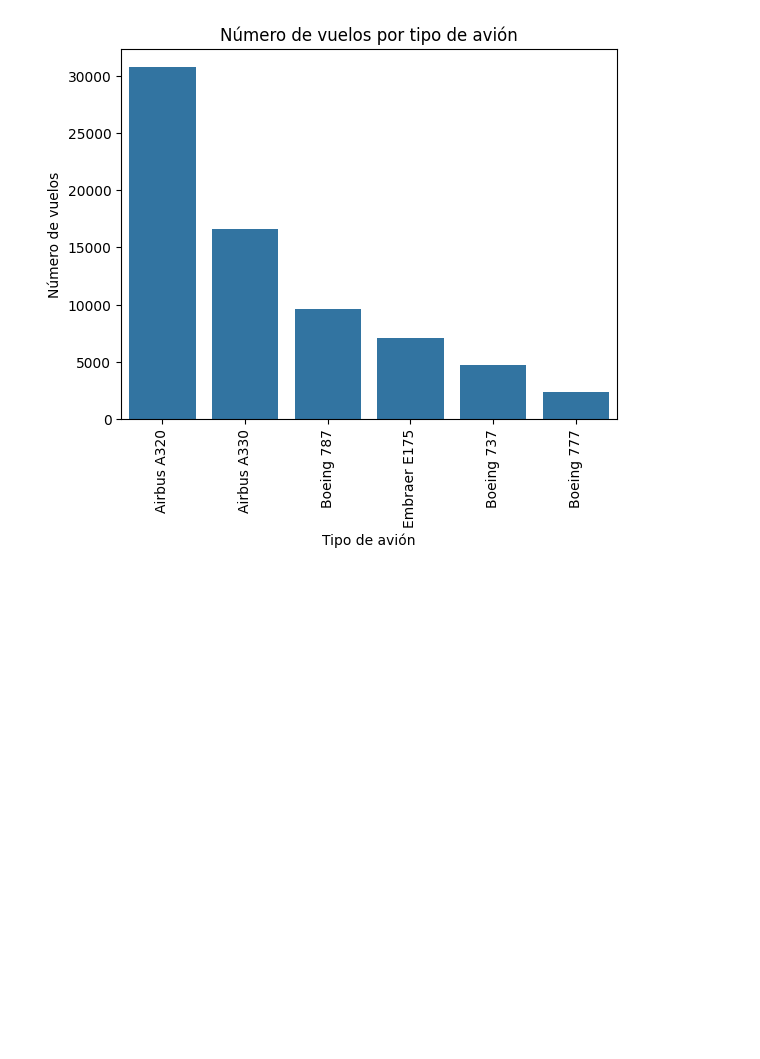
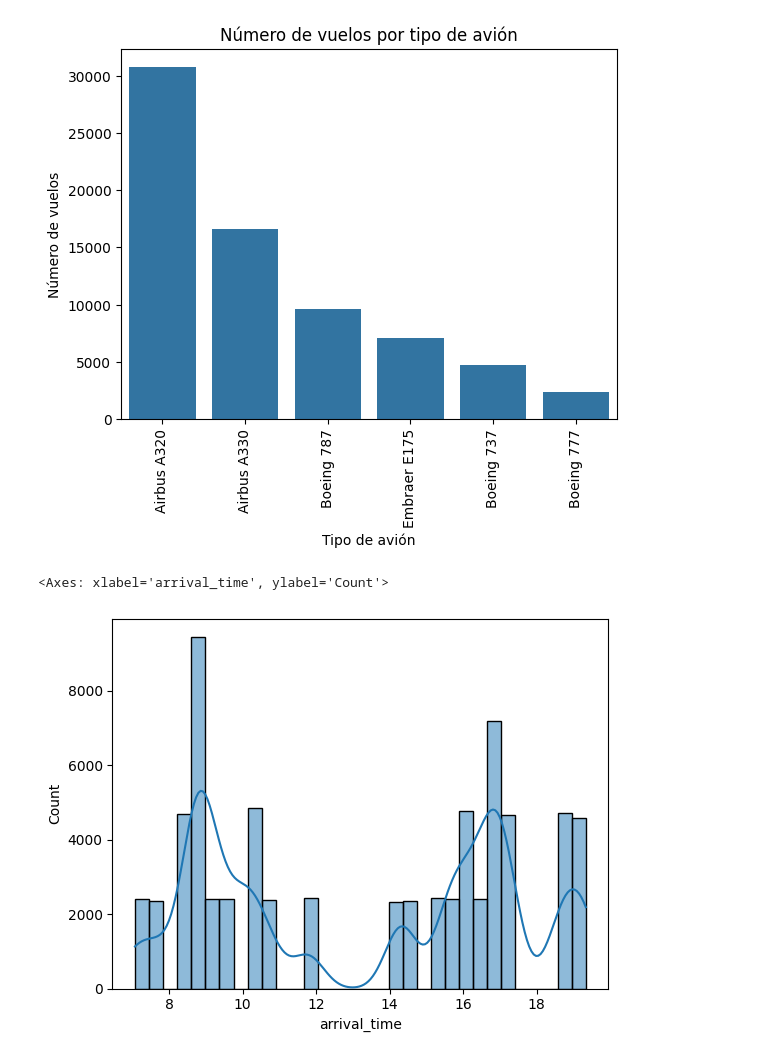
Before and after one commit to cmrondon2000/optimizacion_aeroportuaria, a Jupyter notebook: optimizacion_aeroportuaria.ipynb, the cells around one changed output. Cells and saved outputs as stored; diff of their text form; code cells hidden in the pictures; blank space fills up the shorter version.

```diff
--- a/optimizacion_aeroportuaria.ipynb
+++ b/optimizacion_aeroportuaria.ipynb
@@ -111,3 +111,8 @@ plt.ylabel('Número de vuelos')
 plt.show()
 # %% [output]
 [figure]
+# %%
+sns.histplot(data = datos, x="arrival_time", kde = True)
+# %% [output]
+<Axes: xlabel='arrival_time', ylabel='Count'>
+[figure, added]
```
Also changed, not shown: parts of 4 cells of this notebook.
